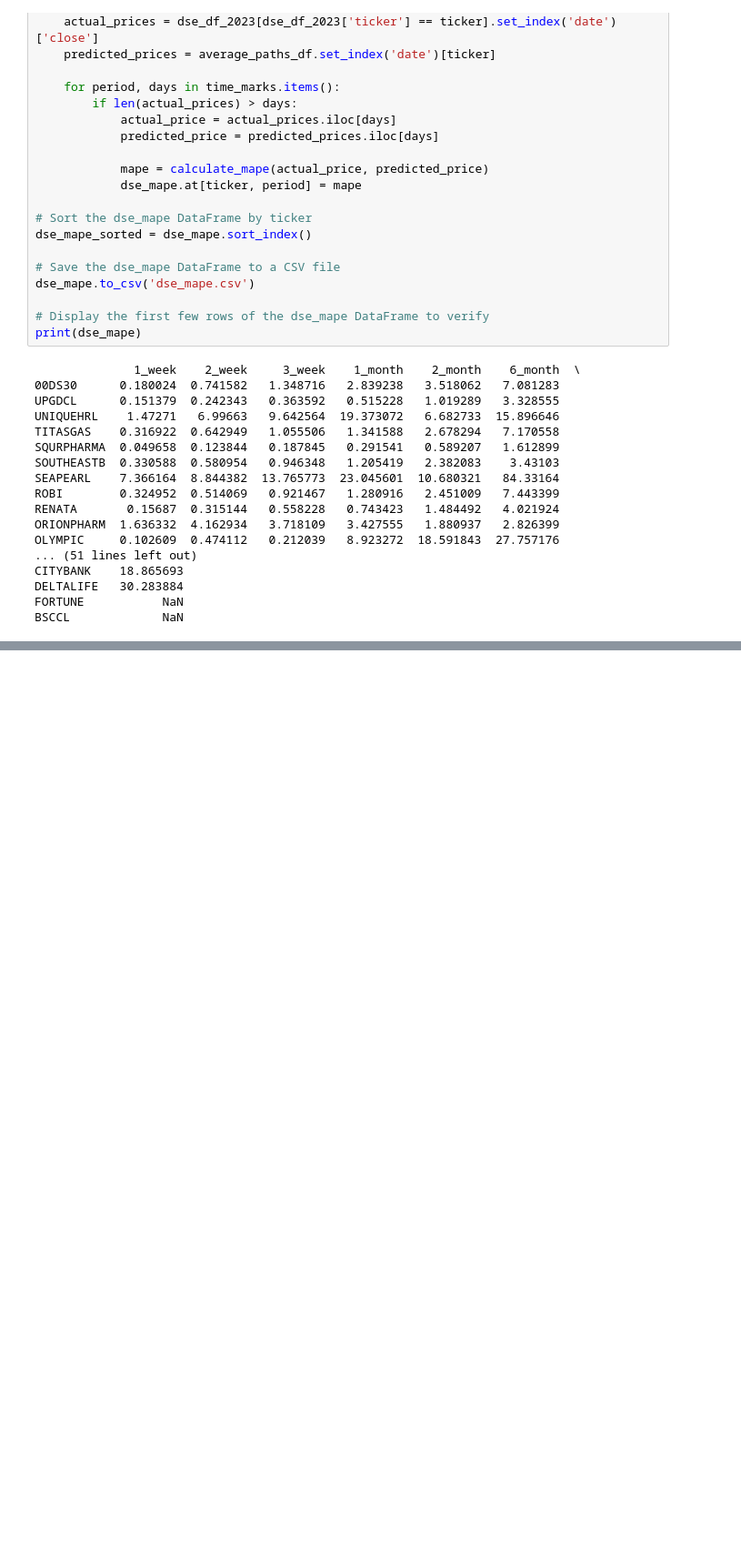
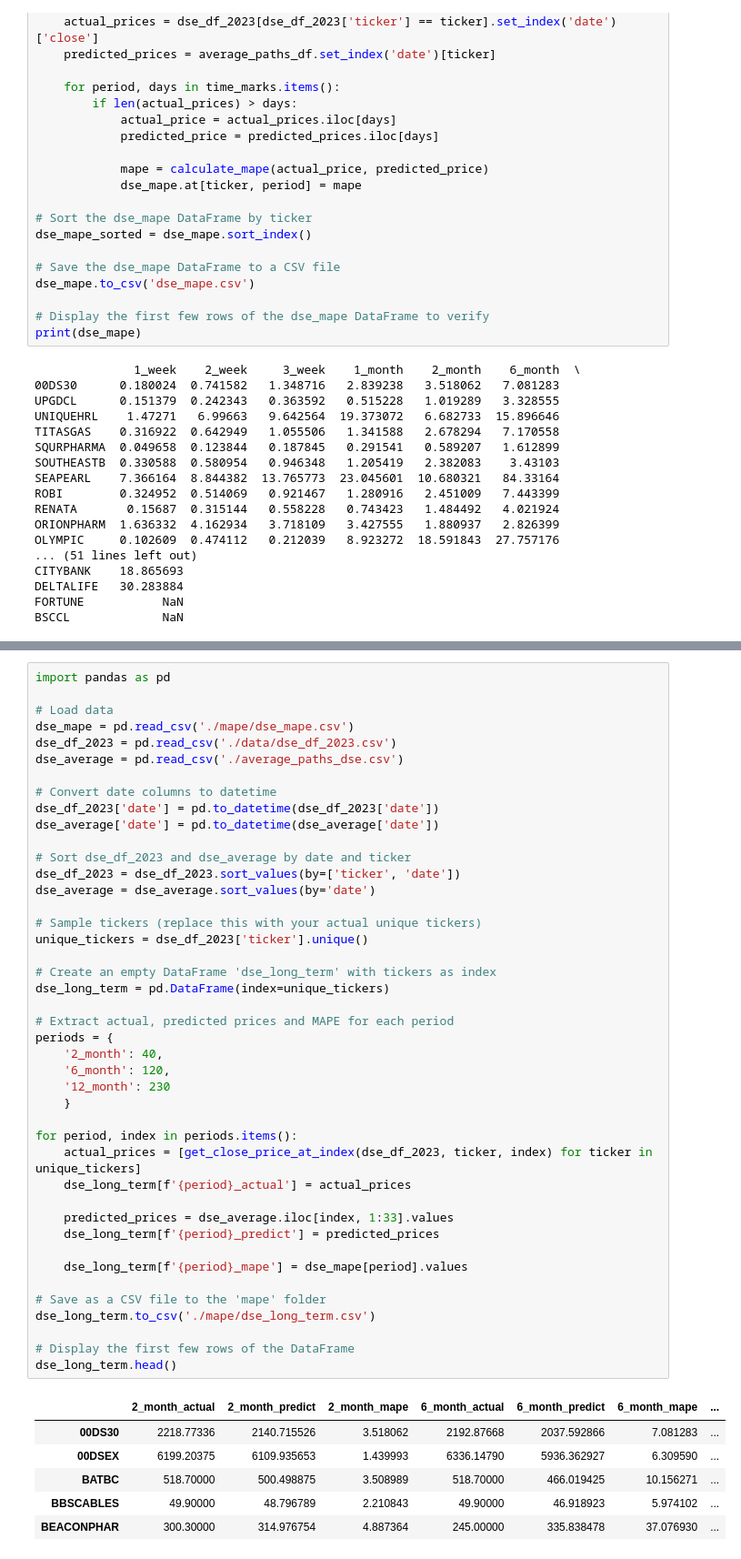
Before and after one commit to phamminh1998/GBM_Frontier_Market, a Jupyter notebook: mape_test.ipynb, the cells around one changed output, grey strips where cells are left out. Shown at 91% size. Cells and saved outputs as stored; diff of their text form; blank space fills up the shorter version.

```diff
--- a/mape_test.ipynb
+++ b/mape_test.ipynb
@@ -313,0 +466,50 @@ BEACONPHAR        NaN
+# %%
+import pandas as pd
+
+# Load data
+dse_mape = pd.read_csv('./mape/dse_mape.csv')
+dse_df_2023 = pd.read_csv('./data/dse_df_2023.csv')
+dse_average = pd.read_csv('./average_paths_dse.csv')
+
+# Convert date columns to datetime
+dse_df_2023['date'] = pd.to_datetime(dse_df_2023['date'])
+dse_average['date'] = pd.to_datetime(dse_average['date'])
+
+# Sort dse_df_2023 and dse_average by date and ticker
+dse_df_2023 = dse_df_2023.sort_values(by=['ticker', 'date'])
+dse_average = dse_average.sort_values(by='date')
+
+# Sample tickers (replace this with your actual unique tickers)
+unique_tickers = dse_df_2023['ticker'].unique()
+
+# Create an empty DataFrame 'dse_long_term' with tickers as index
+dse_long_term = pd.DataFrame(index=unique_tickers)
+
+# Extract actual, predicted prices and MAPE for each period
+periods = {
+    '2_month': 40,
+    '6_month': 120,
+    '12_month': 230
+    }
+
+for period, index in periods.items():
+    actual_prices = [get_close_price_at_index(dse_df_2023, ticker, index) for ticker in unique_tickers]
+    dse_long_term[f'{period}_actual'] = actual_prices
+
+    predicted_prices = dse_average.iloc[index, 1:33].values
+    dse_long_term[f'{period}_predict'] = predicted_prices
+
+    dse_long_term[f'{period}_mape'] = dse_mape[period].values
+
+# Save as a CSV file to the 'mape' folder
+dse_long_term.to_csv('./mape/dse_long_term.csv')
+
+# Display the first few rows of the DataFrame
+dse_long_term.head()
+# %% [output]
+|  | 2_month_actual | 2_month_predict | 2_month_mape | 6_month_actual | 6_month_predict | 6_month_mape | ... |
+| 00DS30 | 2218.77336 | 2140.715526 | 3.518062 | 2192.87668 | 2037.592866 | 7.081283 | ... |
+| 00DSEX | 6199.20375 | 6109.935653 | 1.439993 | 6336.14790 | 5936.362927 | 6.309590 | ... |
+| BATBC | 518.70000 | 500.498875 | 3.508989 | 518.70000 | 466.019425 | 10.156271 | ... |
+| BBSCABLES | 49.90000 | 48.796789 | 2.210843 | 49.90000 | 46.918923 | 5.974102 | ... |
+| BEACONPHAR | 300.30000 | 314.976754 | 4.887364 | 245.00000 | 335.838478 | 37.076930 | ... |
```
Also changed, not shown: parts of 5 cells of this notebook, 4 other files.
